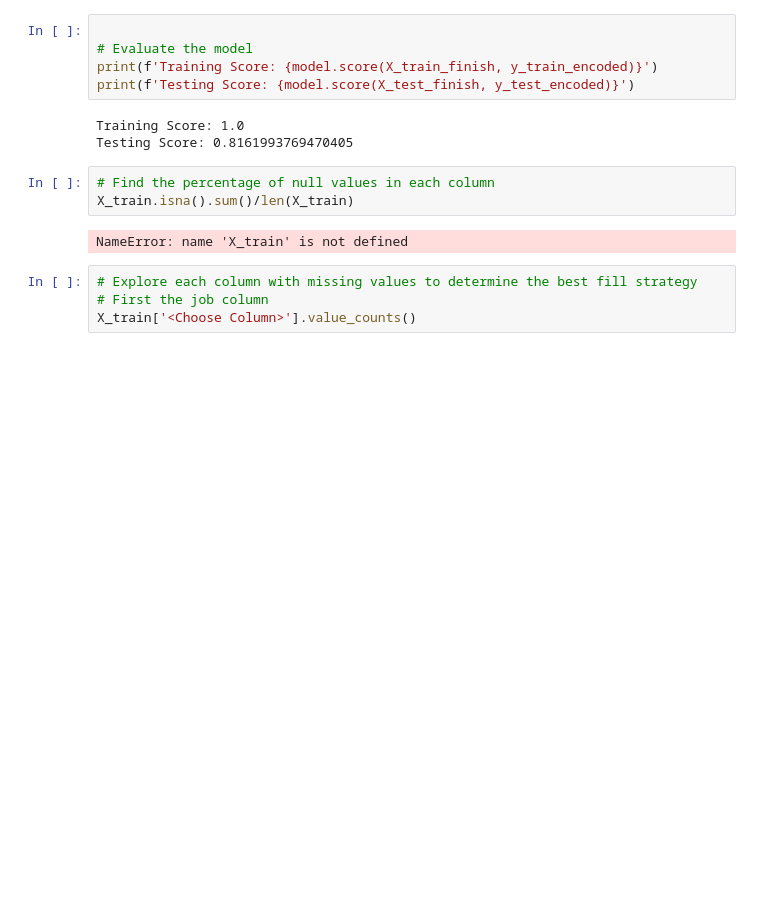
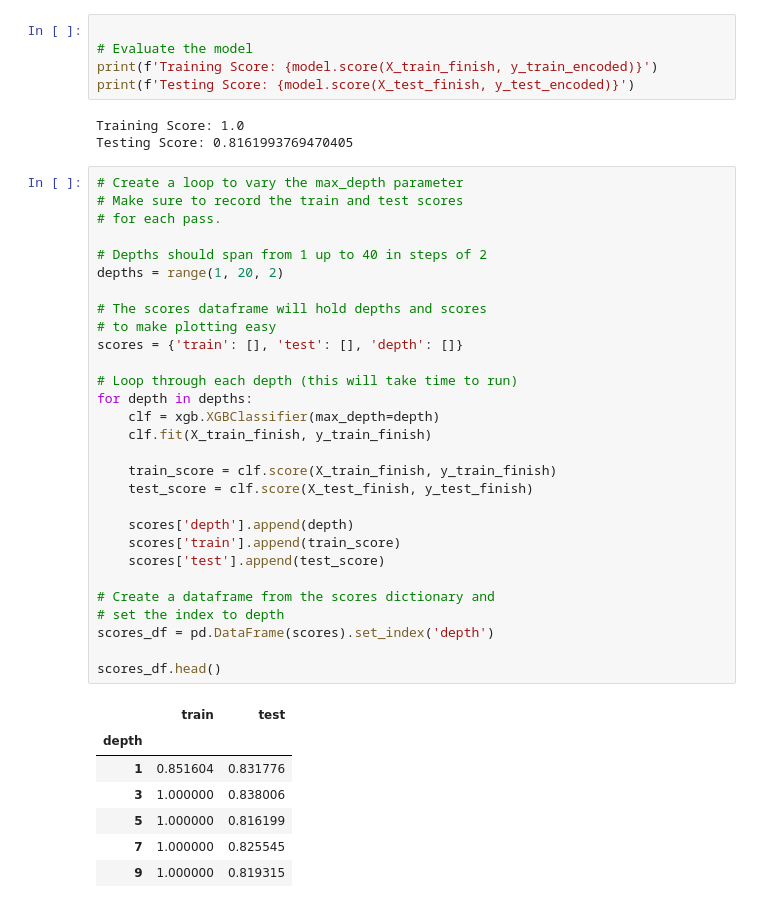
Before and after one commit to AyanaMiranda/Project-2, a Jupyter notebook: Newcodermodel.ipynb, the cells around one changed output. Saved outputs shown, nothing was run; the diff lists cells and outputs as text; blank space fills up the shorter version.

```diff
--- a/Newcodermodel.ipynb
+++ b/Newcodermodel.ipynb
@@ -410,12 +410,40 @@ print(f'Testing Score: {model.score(X_test_finish, y_test_encoded)}')
 # %% [output]
 Training Score: 1.0
 Testing Score: 0.8161993769470405
-# %%
-# Find the percentage of null values in each column
-X_train.isna().sum()/len(X_train)
-# %% [output]
-NameError: name 'X_train' is not defined
-# %%
-# Explore each column with missing values to determine the best fill strategy
-# First the job column
-X_train['<Choose Column>'].value_counts()
+# %%
+# Create a loop to vary the max_depth parameter
+# Make sure to record the train and test scores
+# for each pass.
+
+# Depths should span from 1 up to 40 in steps of 2
+depths = range(1, 20, 2)
+
+# The scores dataframe will hold depths and scores
+# to make plotting easy
+scores = {'train': [], 'test': [], 'depth': []}
+
+# Loop through each depth (this will take time to run)
+for depth in depths:
+    clf = xgb.XGBClassifier(max_depth=depth)
+    clf.fit(X_train_finish, y_train_finish)
+
+    train_score = clf.score(X_train_finish, y_train_finish)
+    test_score = clf.score(X_test_finish, y_test_finish)
+
+    scores['depth'].append(depth)
+    scores['train'].append(train_score)
+    scores['test'].append(test_score)
+
+# Create a dataframe from the scores dictionary and
+# set the index to depth
+scores_df = pd.DataFrame(scores).set_index('depth')
+
+scores_df.head()
+# %% [output]
+|  | train | test |
+| depth |  |  |
+| 1 | 0.851604 | 0.831776 |
+| 3 | 1.000000 | 0.838006 |
+| 5 | 1.000000 | 0.816199 |
+| 7 | 1.000000 | 0.825545 |
+| 9 | 1.000000 | 0.819315 |
```
Also changed, not shown: parts of 1 cell of this notebook.
